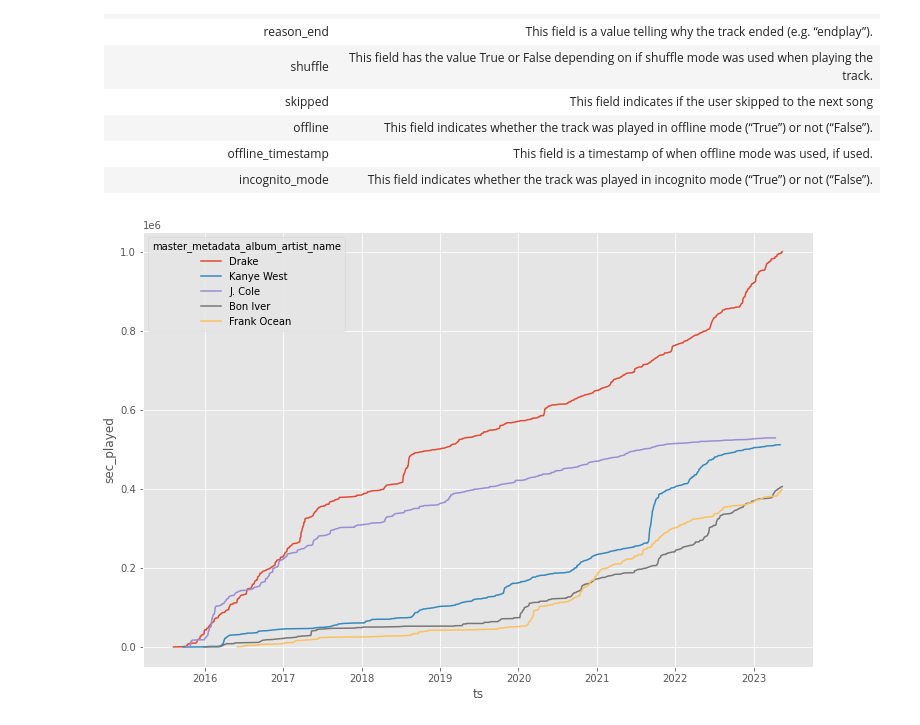
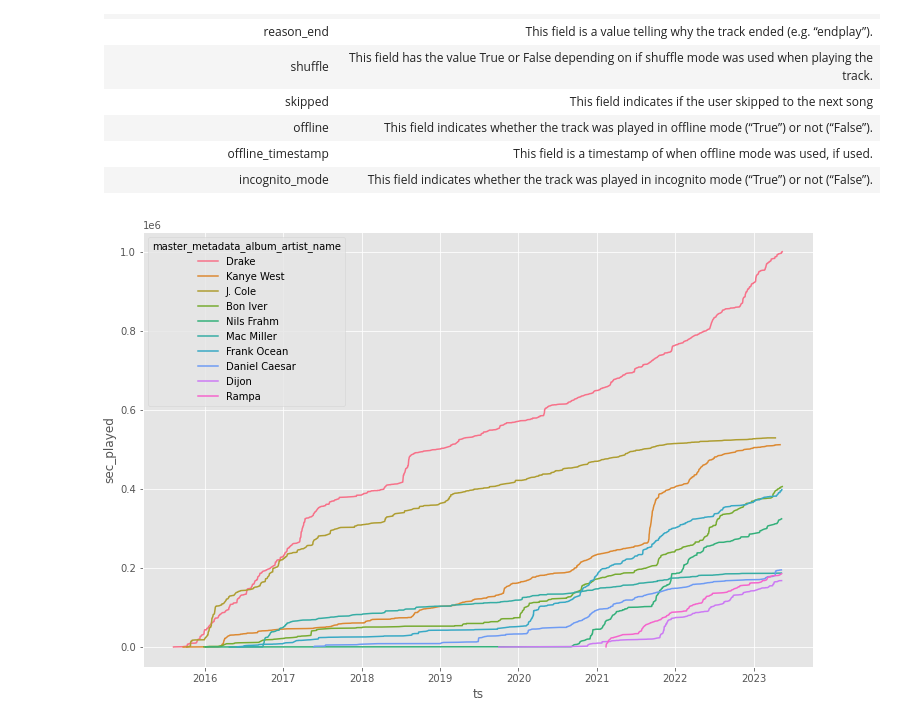
Before and after one commit to willfurtado/Visualizing-Spotify-Data, a Jupyter notebook: notebooks/SpotifyStreaming.ipynb, the cells around one changed output. Cells and saved outputs as stored; diff of their text form; code cells hidden in the pictures.

Commit message:
Generalizing code to top n artists

```diff
--- a/notebooks/SpotifyStreaming.ipynb
+++ b/notebooks/SpotifyStreaming.ipynb
@@ -68,39 +68,41 @@ df['conn_country'].value_counts()
 # %%
 df["master_metadata_album_artist_name"].value_counts()
 # %%
+# Set number of artists to look at
+num_top_artists = 10
+
 # Group Streaming History by Artist name sorted by listening time
 top_minutes = df.groupby(
     "master_metadata_album_artist_name").sum().sort_values(
     by="ms_played", ascending=False)[['ms_played']]
 
-# Get names of top five artists
-num_top_artists = 5
+# Get names of top artists
 top_artist_names = set(top_minutes.index[:num_top_artists])
 
 # Create DataFrame of streaming history from top five artists
-top_five = df[df['master_metadata_album_artist_name'].isin(top_artist_names)]
+top = df[df['master_metadata_album_artist_name'].isin(top_artist_names)]
 
 # Quantize streaming history to daily basis
-top_five_daily = top_five.groupby([
+top_daily = top.groupby([
     pd.Grouper(freq='D'),
     pd.Grouper(key='master_metadata_album_artist_name'),
 ]).sum()[["sec_played"]]
 
 # Get cumulative time spent over history
-top_five_daily_cumulative = top_five_daily.groupby("master_metadata_album_artist_name").cumsum()
+top_daily_cumulative = top_daily.groupby("master_metadata_album_artist_name").cumsum()
 
 # Explode Album index for plotting purposes
-top_five_daily_reduced = top_five_daily_cumulative.reset_index(level=1)
+top_daily_reduced = top_daily_cumulative.reset_index(level=1)
 # %%
 fig, ax = plt.subplots(figsize=(12, 8))
 
 # Plot cumulative listening over time
 sns.lineplot(
-    data=top_five_daily_reduced,
-    x=top_five_daily_reduced.index,
+    data=top_daily_reduced,
+    x=top_daily_reduced.index,
     y="sec_played",
     hue="master_metadata_album_artist_name",
     ax=ax
 );
 # %% [output]
-[figure, old version]
+[figure, new version]
```
